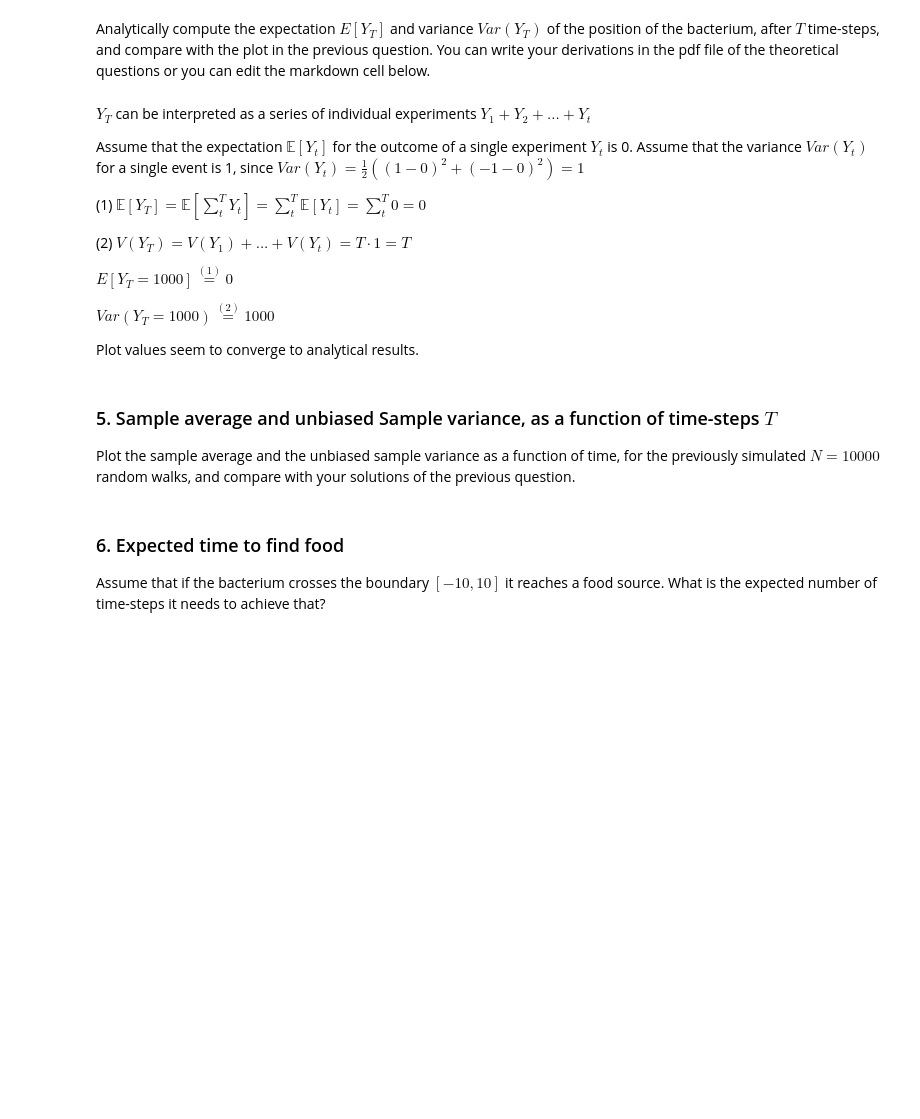
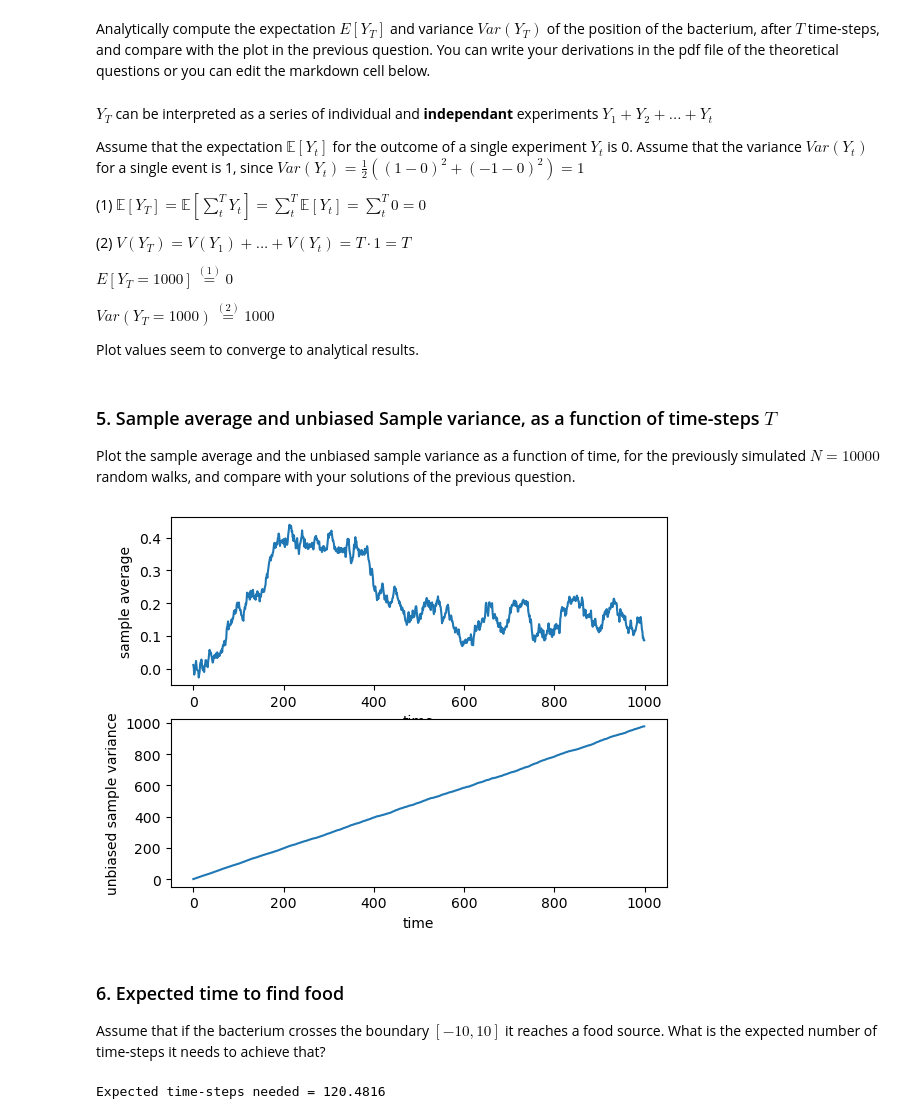
Before and after one commit to rfechner/DataLiteracy2022, a Jupyter notebook: assignments/Exercise03/Exercise_03.ipynb, the cells around one changed output. Saved outputs shown, nothing was run; the diff lists cells and outputs as text; code cells hidden in the pictures; blank space fills up the shorter version.

```diff
--- a/assignments/Exercise03/Exercise_03.ipynb
+++ b/assignments/Exercise03/Exercise_03.ipynb
@@ -204,7 +177,7 @@ plt.show()
 # %% [markdown]
 Analytically compute the expectation $E[Y_T]$ and variance $Var(Y_T)$ of the position of the bacterium, after $T$ time-steps, and compare with the plot in the previous question. You can write your derivations in the pdf file of the theoretical questions or you can edit the markdown cell below.
 # %% [markdown]
-$Y_T$ can be interpreted as a series of individual experiments $Y_1 + Y_2 + ... + Y_t$
+$Y_T$ can be interpreted as a series of individual and **independant** experiments $Y_1 + Y_2 + ... + Y_t$
 
 Assume that the expectation $\mathbb E[Y_t]$ for the outcome of a single experiment $Y_t$ is 0.
 Assume that the variance $Var(Y_t)$ for a single event is 1, since $Var(Y_t) = \frac{1}{2} \left( (1 - 0)^2 + (-1 - 0)^2\right) = 1$
@@ -225,20 +198,46 @@ Plot the sample average and the unbiased sample variance as a function of time,
 # %%
 
 fig, (ax1, ax2) = plt.subplots(2)
 
 # TODO: your code here
+
+t_averages = []
+t_variances = []
+
+for t in range(T):
+    current_average = np.sum([sims[:,t]]) / N
+    t_averages.append(current_average)
+    t_variances.append(np.sum((sims[:,t] - current_average)**2) / N)
+
+
+ax1.plot(range(T), t_averages)
+ax2.plot(range(T), t_variances)
 
 ax1.set(ylabel='sample average')
 ax1.set(xlabel='time')
 ax2.set(ylabel='unbiased sample variance')
 ax2.set(xlabel='time')
 
 plt.show()
+# %% [output]
+[figure, added]
 # %% [markdown]
 ### 6. Expected time to find food
 Assume that if the bacterium crosses the boundary $ [-10, 10] $ it reaches a food source. What is the expected number of time-steps it needs to achieve that?
 # %%
 # TODO: your code here
+number_of_timesteps = []
 
-expected_time = ... # TODO: your code here
+for n in range(N):
+    for t in range(T):
+
+        if sims[n, t] > 10 or sims[n, t] < -10:
+            number_of_timesteps.append(t)
+            break
+
+
+
+expected_time = np.mean(np.array(number_of_timesteps))
 print(f'Expected time-steps needed = {expected_time}')
+# %% [output]
+Expected time-steps needed = 120.4816
```
Also changed, not shown: parts of 3 cells of this notebook, 1 other file.
